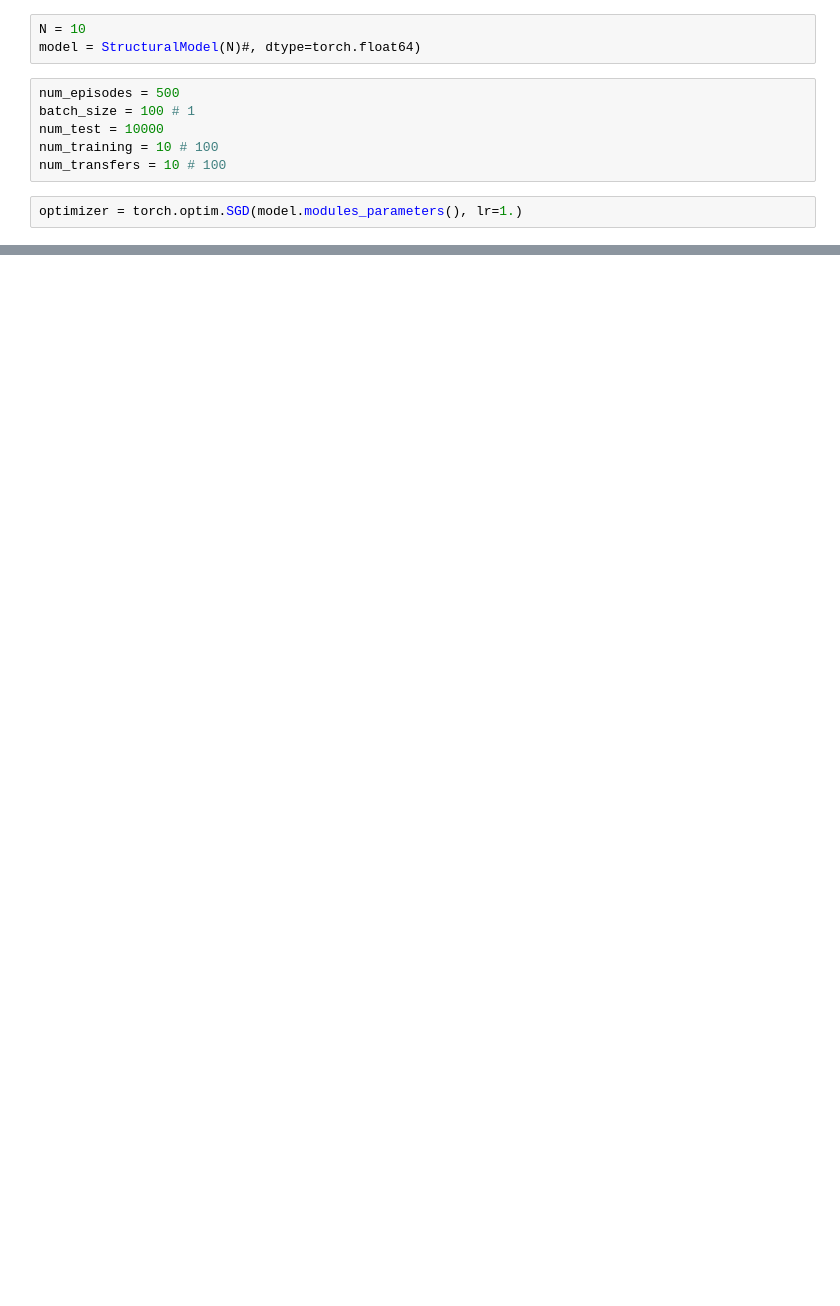
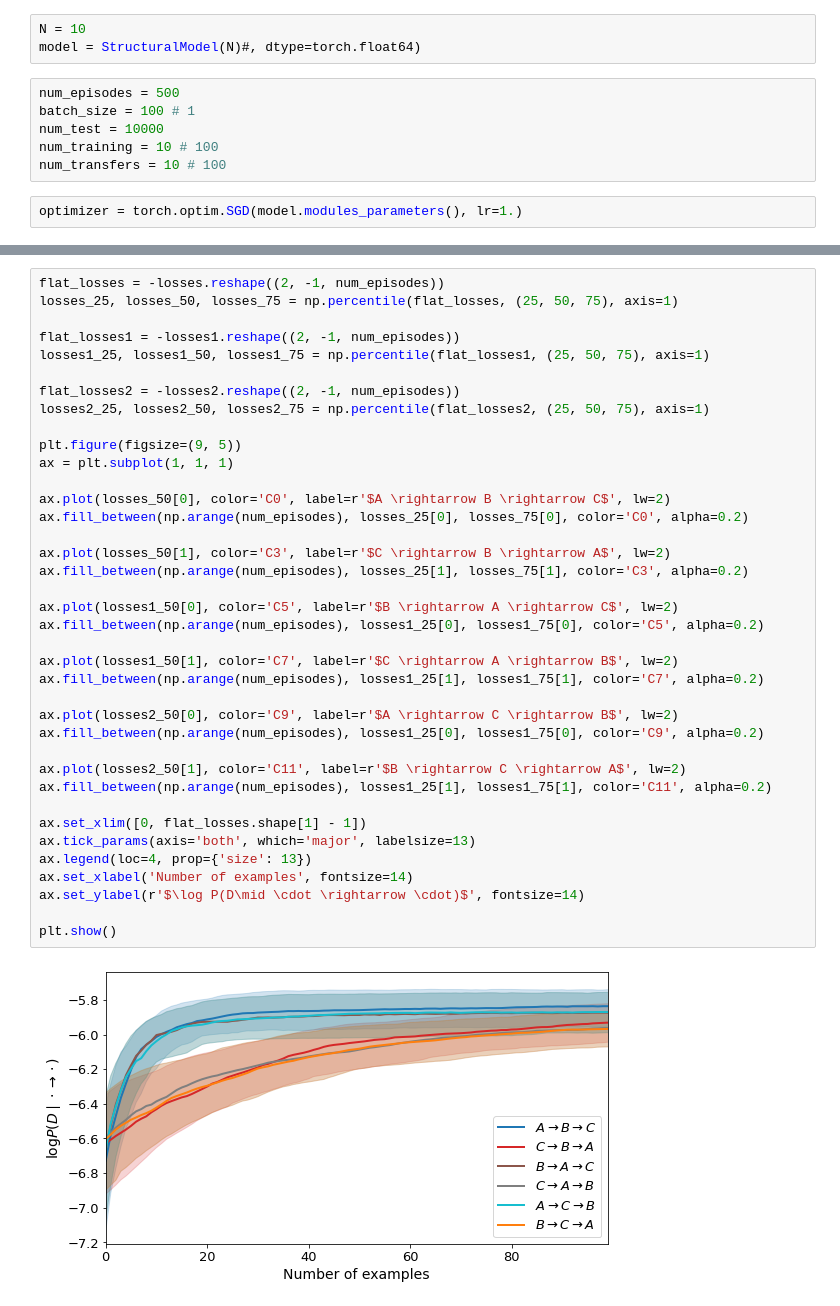
Before and after one commit to poornima2605/Casual-Learning, a Jupyter notebook: notebooks/bivariate-categorical/Transfer_adaptation_3_variables.ipynb, the cells around one changed output, grey strips where cells are left out. Saved outputs shown, nothing was run; the diff lists cells and outputs as text; blank space fills up the shorter version.

```diff
--- a/notebooks/bivariate-categorical/Transfer_adaptation_3_variables.ipynb
+++ b/notebooks/bivariate-categorical/Transfer_adaptation_3_variables.ipynb
@@ -24 +139,41 @@ optimizer = torch.optim.SGD(model.modules_parameters(), lr=1.)
+# %%
+flat_losses = -losses.reshape((2, -1, num_episodes))
+losses_25, losses_50, losses_75 = np.percentile(flat_losses, (25, 50, 75), axis=1)
+
+flat_losses1 = -losses1.reshape((2, -1, num_episodes))
+losses1_25, losses1_50, losses1_75 = np.percentile(flat_losses1, (25, 50, 75), axis=1)
+
+flat_losses2 = -losses2.reshape((2, -1, num_episodes))
+losses2_25, losses2_50, losses2_75 = np.percentile(flat_losses2, (25, 50, 75), axis=1)
+
+plt.figure(figsize=(9, 5))
+ax = plt.subplot(1, 1, 1)
+
+ax.plot(losses_50[0], color='C0', label=r'$A \rightarrow B \rightarrow C$', lw=2)
+ax.fill_between(np.arange(num_episodes), losses_25[0], losses_75[0], color='C0', alpha=0.2)
+
+ax.plot(losses_50[1], color='C3', label=r'$C \rightarrow B \rightarrow A$', lw=2)
+ax.fill_between(np.arange(num_episodes), losses_25[1], losses_75[1], color='C3', alpha=0.2)
+
+ax.plot(losses1_50[0], color='C5', label=r'$B \rightarrow A \rightarrow C$', lw=2)
+ax.fill_between(np.arange(num_episodes), losses1_25[0], losses1_75[0], color='C5', alpha=0.2)
+
+ax.plot(losses1_50[1], color='C7', label=r'$C \rightarrow A \rightarrow B$', lw=2)
+ax.fill_between(np.arange(num_episodes), losses1_25[1], losses1_75[1], color='C7', alpha=0.2)
+
+ax.plot(losses2_50[0], color='C9', label=r'$A \rightarrow C \rightarrow B$', lw=2)
+ax.fill_between(np.arange(num_episodes), losses1_25[0], losses1_75[0], color='C9', alpha=0.2)
+
+ax.plot(losses2_50[1], color='C11', label=r'$B \rightarrow C \rightarrow A$', lw=2)
+ax.fill_between(np.arange(num_episodes), losses1_25[1], losses1_75[1], color='C11', alpha=0.2)
+
+ax.set_xlim([0, flat_losses.shape[1] - 1])
+ax.tick_params(axis='both', which='major', labelsize=13)
+ax.legend(loc=4, prop={'size': 13})
+ax.set_xlabel('Number of examples', fontsize=14)
+ax.set_ylabel(r'$\log P(D\mid \cdot \rightarrow \cdot)$', fontsize=14)
+
+plt.show()
+# %% [output]
+[figure, added]
 # %%
```
Also changed, not shown: parts of 7 cells of this notebook, 2 other files.
